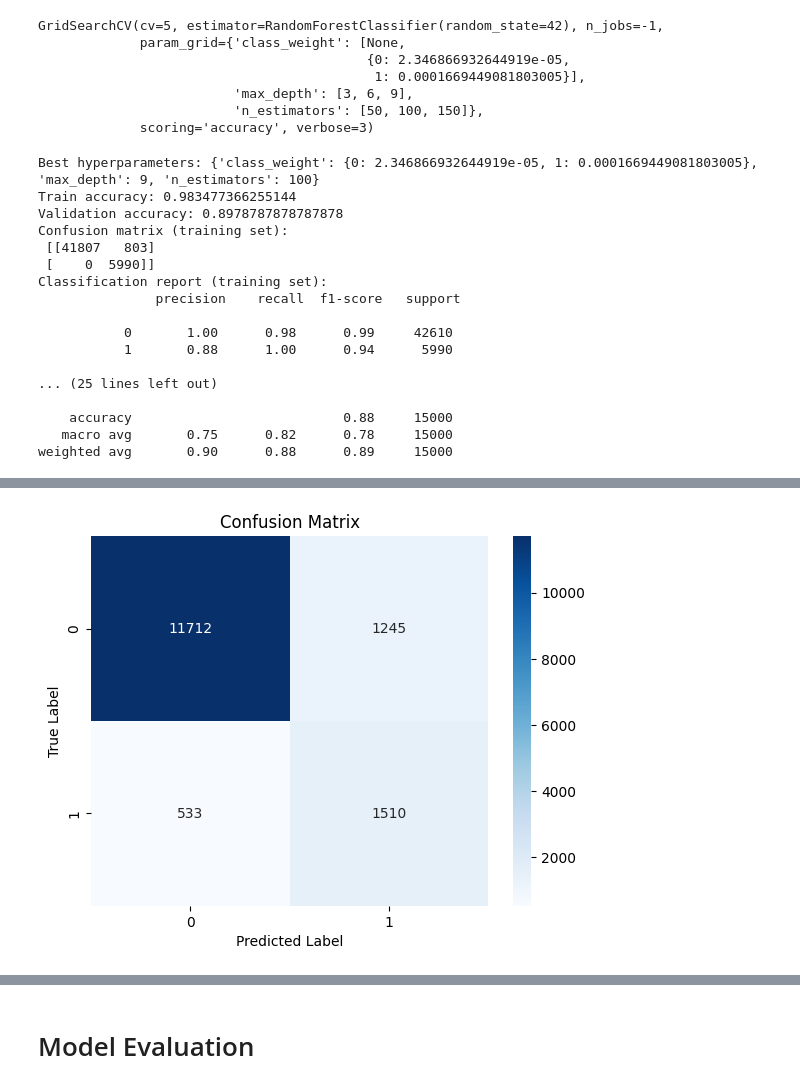
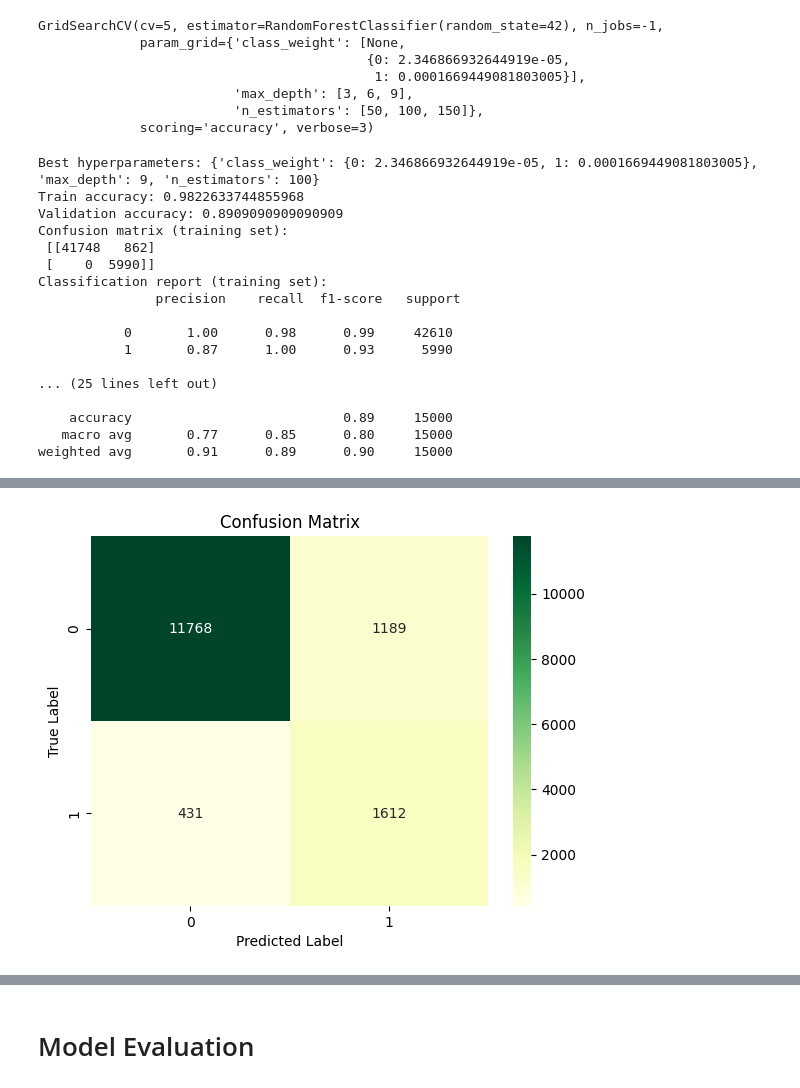
Before and after one commit to kjspring/stress-detection-wearable-devices, a Jupyter notebook: notebooks/modeling_WESAD_all_subjects.ipynb, the cells around one changed output, grey strips where cells are left out. Saved outputs shown, nothing was run; the diff lists cells and outputs as text; code cells hidden in the pictures.

Commit message:
merged data_load_process with modeling...

```diff
--- a/notebooks/modeling_WESAD_all_subjects.ipynb
+++ b/notebooks/modeling_WESAD_all_subjects.ipynb
@@ -2312,13 +2809,13 @@ len(X_train)
 # %% [output]
 48000
 # %%
-X_train = train_df.drop(['label', 'subject'], axis=1)
+X_train = train_df.drop(['label', 'subject', 'duration'], axis=1)
 y_train = train_df['label']
 
-X_val = val_df.drop(['label', 'subject'], axis=1)
+X_val = val_df.drop(['label', 'subject', 'duration'], axis=1)
 y_val = val_df['label']
 
-X_test = test_df.drop(['label', 'subject'], axis=1)
+X_test = test_df.drop(['label', 'subject', 'duration'], axis=1)
 y_test = test_df['label']
 # %%
 from sklearn.model_selection import GridSearchCV
@@ -2522,22 +3076,22 @@ print("Confusion matrix (testing set):\n", confusion_matrix(y_test, y_test_pred)
 print("Classification report (testing set):\n", classification_report(y_test, y_test_pred))
 # %% [output]
 Best hyperparameters: {'class_weight': {0: 2.346866932644919e-05, 1: 0.0001669449081803005}, 'max_depth': 9, 'n_estimators': 100}
-Train accuracy: 0.983477366255144
-Validation accuracy: 0.8978787878787878
+Train accuracy: 0.9822633744855968
+Validation accuracy: 0.8909090909090909
 Confusion matrix (training set):
- [[41807   803]
+ [[41748   862]
  [    0  5990]]
 Classification report (training set):
                precision    recall  f1-score   support
 
            0       1.00      0.98      0.99     42610
-           1       0.88      1.00      0.94      5990
+           1       0.87      1.00      0.93      5990
 
 ... (25 lines left out)
 
-    accuracy                           0.88     15000
-   macro avg       0.75      0.82      0.78     15000
-weighted avg       0.90      0.88      0.89     15000
+    accuracy                           0.89     15000
+   macro avg       0.77      0.85      0.80     15000
+weighted avg       0.91      0.89      0.90     15000
 # %%
 from sklearn.metrics import confusion_matrix
 import matplotlib.pyplot as plt
@@ -2546,9 +3100,9 @@ import seaborn as sns
 y_pred = model_11.best_estimator_.predict(X_test)
 cm = confusion_matrix(y_test, y_pred)
 
-sns.heatmap(cm, annot=True, cmap='Blues', fmt='d')
+sns.heatmap(cm, annot=True, cmap='YlGn', fmt='d')
 plt.title('Confusion Matrix')
 plt.xlabel('Predicted Label')
 plt.ylabel('True Label')
-plt.savefig('confusion_matrix.png')
+plt.savefig('models/evaluate/model_11_confusion_matrix.png')
 # %% [output]
@@ -2555 +3126 @@ plt.savefig('confusion_matrix.png')
-[figure, old version]
+[figure, new version]
```
Also changed, not shown: parts of 45 cells of this notebook.
